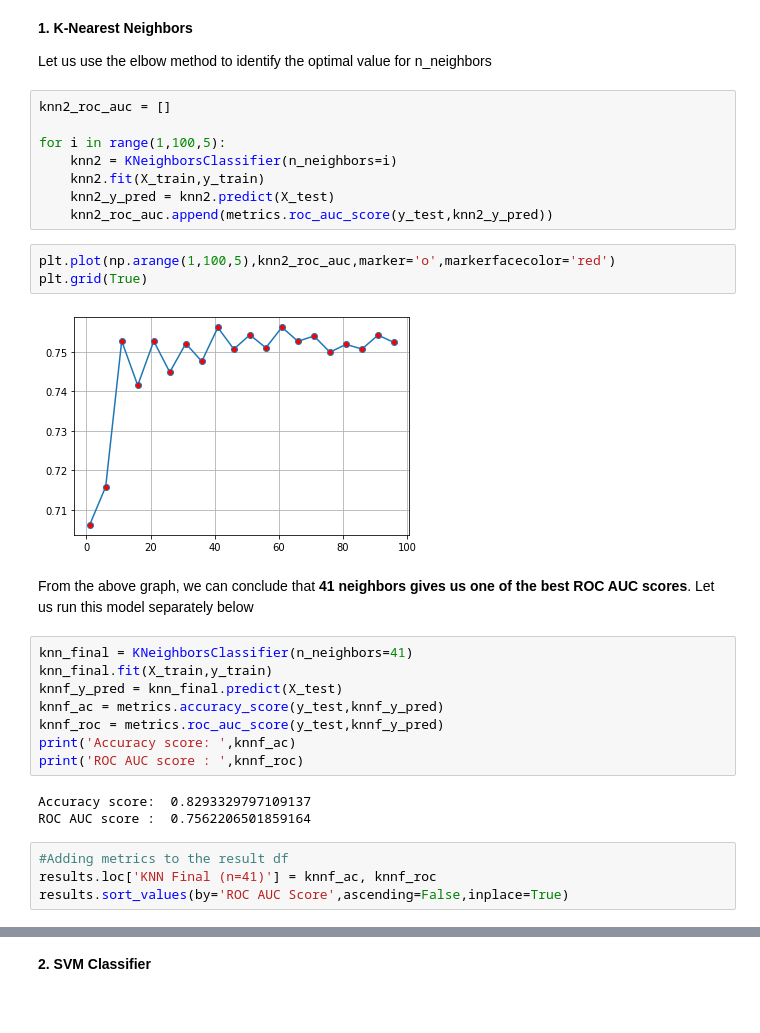
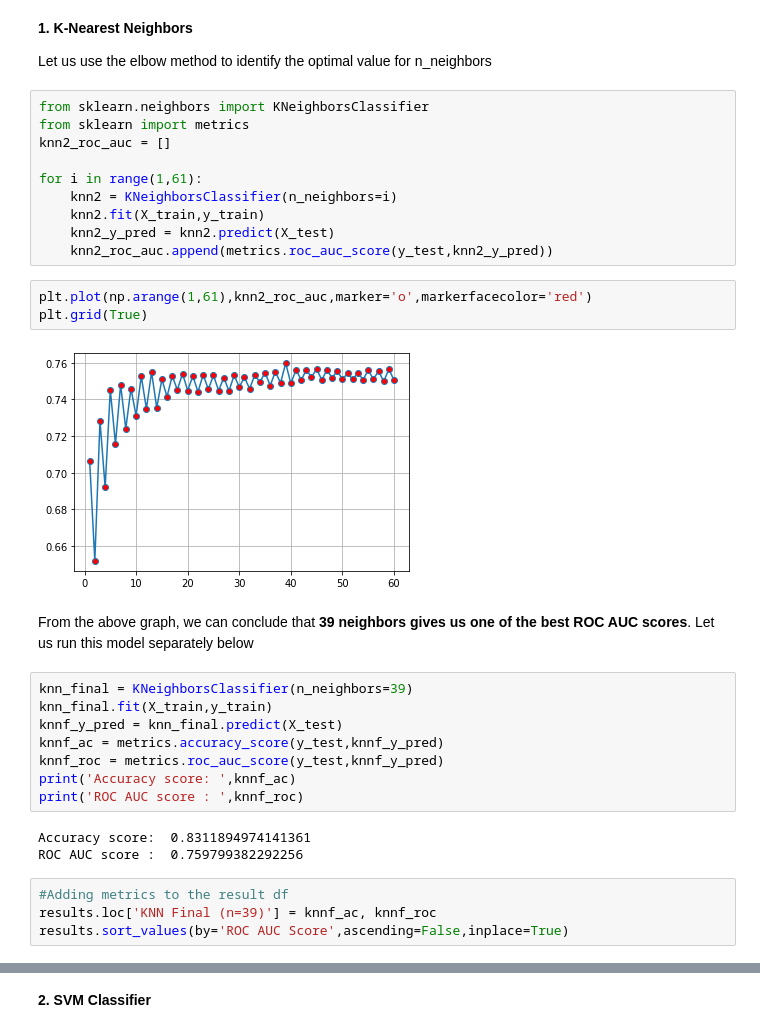
Before and after one commit to ishitashah23/learning-projects, a Jupyter notebook: Income-category Classification Project/Classification Project_Income based on Census.ipynb, the cells around one changed output, grey strips where cells are left out. Drawn from its saved outputs; the diff is of its cells as text.

```diff
--- a/Income-category Classification Project/Classification Project_Income based on Census.ipynb
+++ b/Income-category Classification Project/Classification Project_Income based on Census.ipynb
@@ -568,22 +566,24 @@ results
 
 Let us use the elbow method to identify the optimal value for n_neighbors
 # %%
+from sklearn.neighbors import KNeighborsClassifier
+from sklearn import metrics
 knn2_roc_auc = []
 
-for i in range(1,100,5):
+for i in range(1,61):
     knn2 = KNeighborsClassifier(n_neighbors=i)
     knn2.fit(X_train,y_train)
     knn2_y_pred = knn2.predict(X_test)
     knn2_roc_auc.append(metrics.roc_auc_score(y_test,knn2_y_pred))
 # %%
-plt.plot(np.arange(1,100,5),knn2_roc_auc,marker='o',markerfacecolor='red')
+plt.plot(np.arange(1,61),knn2_roc_auc,marker='o',markerfacecolor='red')
 plt.grid(True)
 # %% [output]
-[figure, old version]
+[figure, new version]
 # %% [markdown]
-From the above graph, we can conclude that **41 neighbors gives us one of the best ROC AUC scores**. Let us run this model separately below
+From the above graph, we can conclude that **39 neighbors gives us one of the best ROC AUC scores**. Let us run this model separately below
 # %%
-knn_final = KNeighborsClassifier(n_neighbors=41)
+knn_final = KNeighborsClassifier(n_neighbors=39)
 knn_final.fit(X_train,y_train)
 knnf_y_pred = knn_final.predict(X_test)
 knnf_ac = metrics.accuracy_score(y_test,knnf_y_pred)
@@ -591,11 +591,11 @@ knnf_roc = metrics.roc_auc_score(y_test,knnf_y_pred)
 print('Accuracy score: ',knnf_ac)
 print('ROC AUC score : ',knnf_roc)
 # %% [output]
-Accuracy score:  0.8293329797109137
-ROC AUC score :  0.7562206501859164
+Accuracy score:  0.8311894974141361
+ROC AUC score :  0.759799382292256
 # %%
 #Adding metrics to the result df
-results.loc['KNN Final (n=41)'] = knnf_ac, knnf_roc
+results.loc['KNN Final (n=39)'] = knnf_ac, knnf_roc
 results.sort_values(by='ROC AUC Score',ascending=False,inplace=True)
 # %%
 results
```
Also changed, not shown: parts of 3 cells of this notebook.
